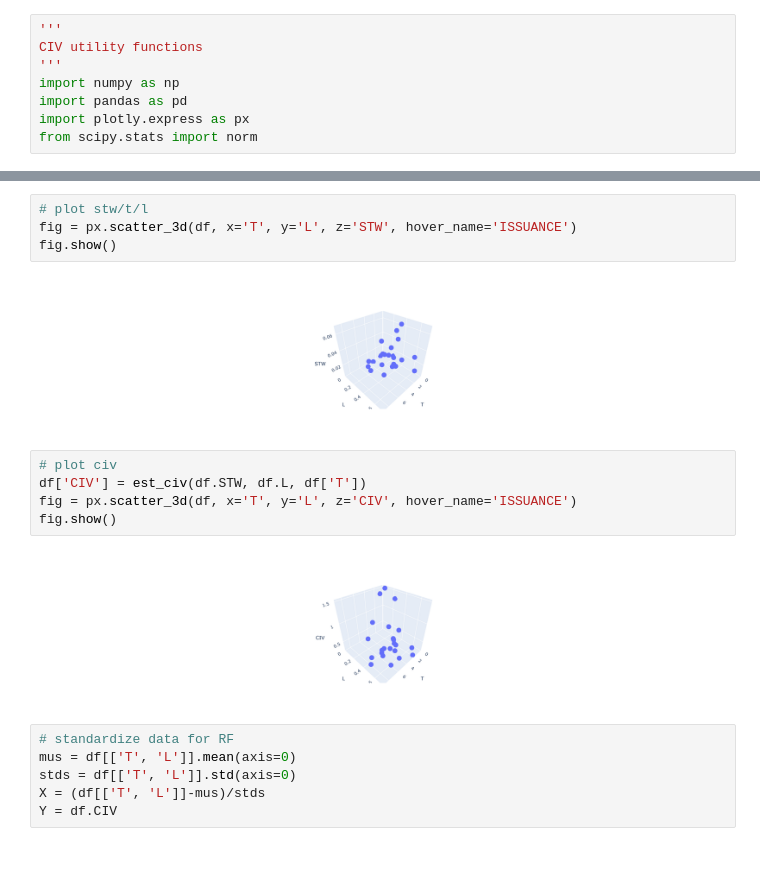
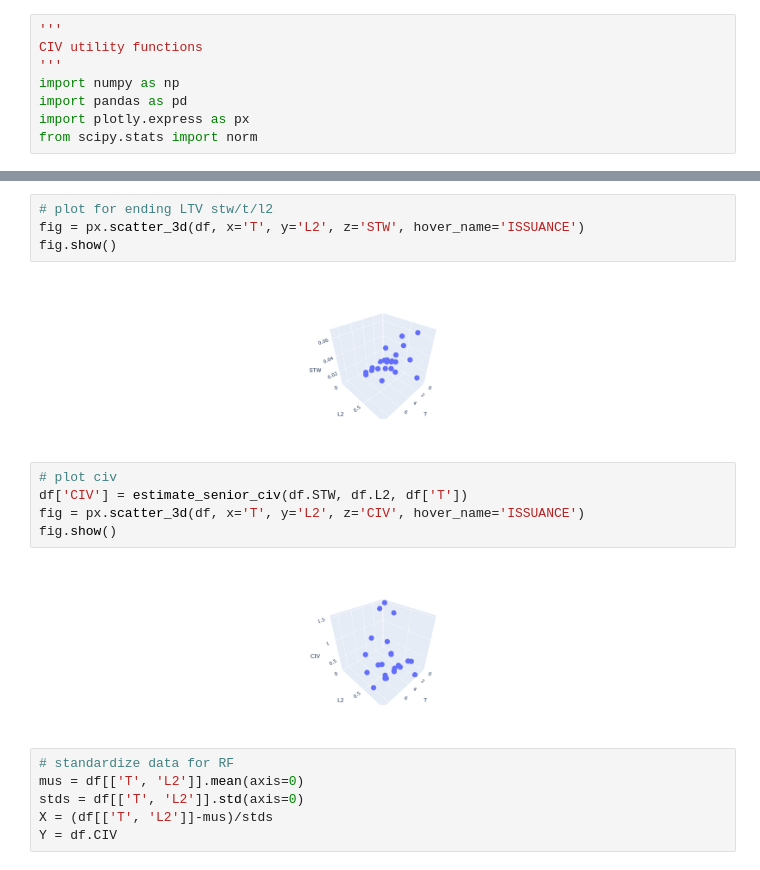
Before and after one commit to gravaman/civ_screen, a Jupyter notebook: utils.ipynb, the cells around one changed output, grey strips where cells are left out. Drawn from its saved outputs; the diff is of its cells as text.

Commit message:
updates civ estimate for dollar 1 debt

```diff
--- a/utils.ipynb
+++ b/utils.ipynb
@@ -78,21 +90,21 @@ df.head()
 # %%
-# plot stw/t/l
-fig = px.scatter_3d(df, x='T', y='L', z='STW', hover_name='ISSUANCE')
+# plot for ending LTV stw/t/l2
+fig = px.scatter_3d(df, x='T', y='L2', z='STW', hover_name='ISSUANCE')
 fig.show()
 # %% [output]
-[figure, old version]
+[figure, new version]
 # %%
 # plot civ
-df['CIV'] = est_civ(df.STW, df.L, df['T'])
-fig = px.scatter_3d(df, x='T', y='L', z='CIV', hover_name='ISSUANCE')
+df['CIV'] = estimate_senior_civ(df.STW, df.L2, df['T'])
+fig = px.scatter_3d(df, x='T', y='L2', z='CIV', hover_name='ISSUANCE')
 fig.show()
 # %% [output]
-[figure, old version]
+[figure, new version]
 # %%
 # standardize data for RF
-mus = df[['T', 'L']].mean(axis=0)
-stds = df[['T', 'L']].std(axis=0)
-X = (df[['T', 'L']]-mus)/stds
+mus = df[['T', 'L2']].mean(axis=0)
+stds = df[['T', 'L2']].std(axis=0)
+X = (df[['T', 'L2']]-mus)/stds
 Y = df.CIV
 # %%
 # rf regressor
```
Also changed, not shown: parts of 6 cells of this notebook, 3 other files.
